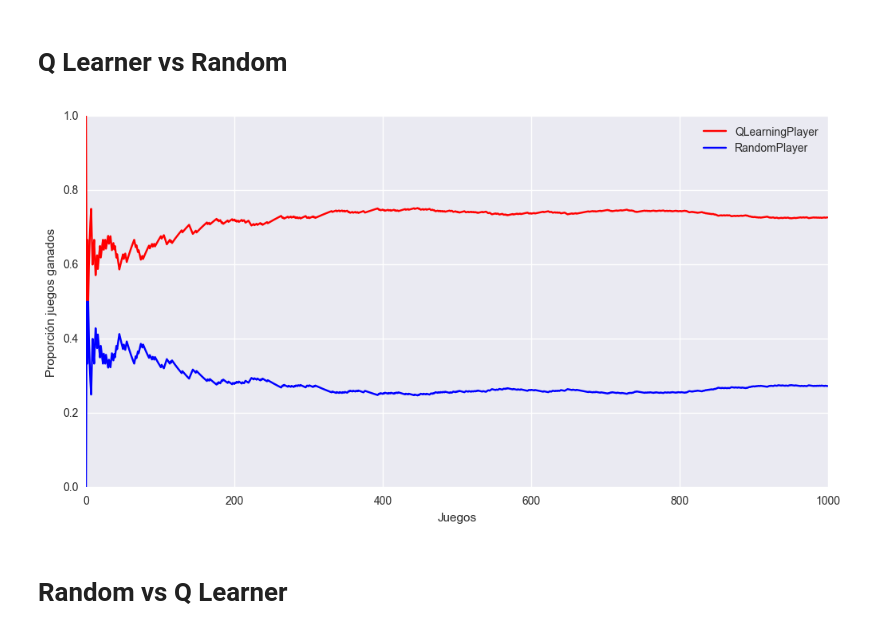
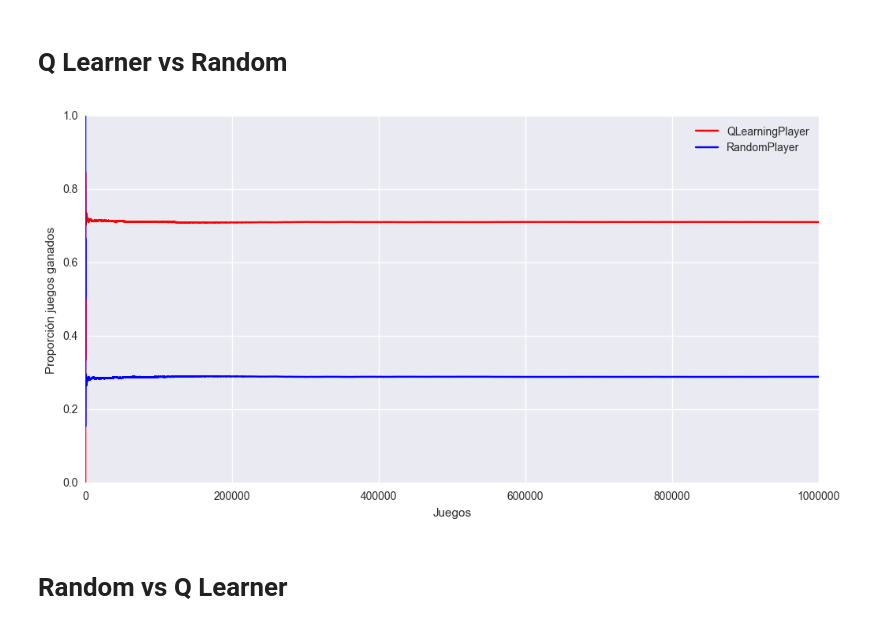
Before and after one commit to Fixman/aa, a Jupyter notebook: TP2/TP_Fixman.ipynb, the cells around one changed output. Cells and saved outputs as stored; diff of their text form; code cells hidden in the pictures.

```diff
--- a/TP2/TP_Fixman.ipynb
+++ b/TP2/TP_Fixman.ipynb
@@ -55,9 +68,9 @@ playAndPlot(RandomPlayer(ConnectFour.moves), RandomPlayer(ConnectFour.moves), ga
 # %% [markdown]
 # Q Learner vs Random
 # %%
-playAndPlot(QLearningPlayer(ConnectFour.moves), RandomPlayer(ConnectFour.moves), games = 1000)
+playAndPlot(QLearningPlayer(ConnectFour.moves), RandomPlayer(ConnectFour.moves), games = 1000000)
 # %% [output]
-[figure, old version]
+[figure, new version]
 # %% [markdown]
 # Random vs Q Learner
 # %%
```
Also changed, not shown: parts of 4 cells of this notebook, 1 other file.
